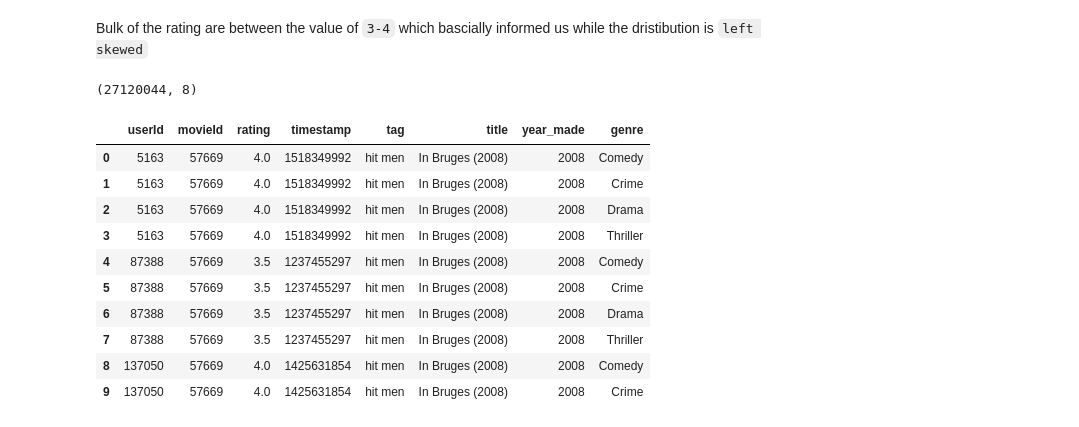
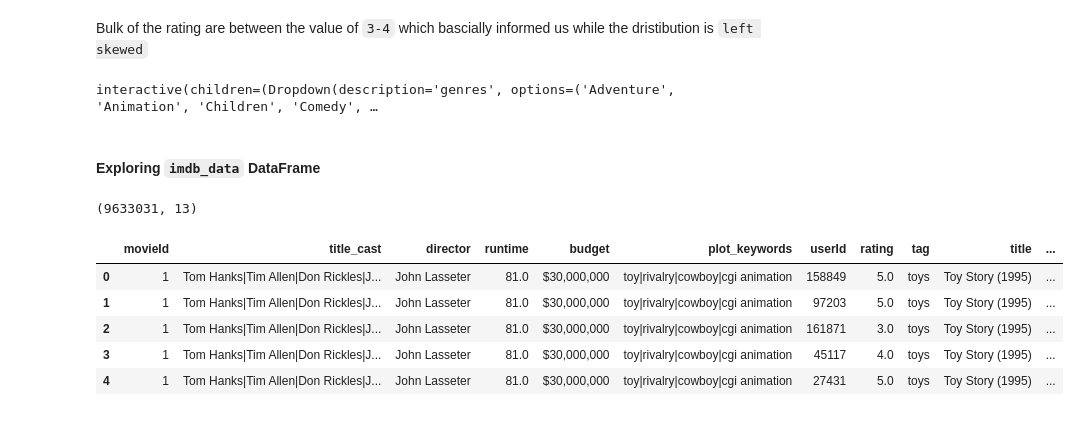
Before and after one commit to MaureenMbugua/Unsupervised-Predict-Team-ES2, a Jupyter notebook: rough1.ipynb, the cells around one changed output. Drawn from its saved outputs; the diff is of its cells as text; code cells hidden in the pictures.

```diff
--- a/rough1.ipynb
+++ b/rough1.ipynb
@@ -373,18 +422,31 @@ Bulk of the rating are between the value of `3-4` which bascially informed us wh
+# %%
+# Interactive visual how movie fair via user ratings
+def iplotting_rating():
+    genres_df = df_mov_gen.groupby('genre')[['title']]
+    genres = df_mov_gen.genre.unique()
+#     titles=genres_df.get_group(gen)
+    @interact
+    def selecting(genres=genres):
+        titles = genres_df.get_group(genres)['title'].to_list()
+        @interact_manual
+        def selecting1(titles=titles):
+            viza(titles)
+iplotting_rating()
+# %% [output]
+interactive(children=(Dropdown(description='genres', options=('Adventure', 'Animation', 'Children', 'Comedy', …
+# %% [markdown]
+#### Exploring `imdb_data` DataFrame
 # %%
-#combining dataframe in index 8 and index 4 from the df_list
-train_mod = train_tags.merge(df_mov_gen, how="inner", on=["movieId"])
-display(train_mod.shape)
-train_mod.head(10)
+# combining dataframe in index 2 from the df_list and current train merged 'train_comb' to give
+# an enrich dataset for exploration of 'imdb data'
+df_imdb = df_list[2].merge(train_comb, how="inner", on=["movieId"])
+display(df_imdb.shape)
+df_imdb.head()
 # %% [output]
-(27120044, 8)
+(9633031, 13)
-|  | userId | movieId | rating | timestamp | tag | title | year_made | genre |
-| 0 | 5163 | 57669 | 4.0 | 1518349992 | hit men | In Bruges (2008) | 2008 | Comedy |
-| 1 | 5163 | 57669 | 4.0 | 1518349992 | hit men | In Bruges (2008) | 2008 | Crime |
-| 2 | 5163 | 57669 | 4.0 | 1518349992 | hit men | In Bruges (2008) | 2008 | Drama |
-| 3 | 5163 | 57669 | 4.0 | 1518349992 | hit men | In Bruges (2008) | 2008 | Thriller |
-| 4 | 87388 | 57669 | 3.5 | 1237455297 | hit men | In Bruges (2008) | 2008 | Comedy |
-| 5 | 87388 | 57669 | 3.5 | 1237455297 | hit men | In Bruges (2008) | 2008 | Crime |
-| 6 | 87388 | 57669 | 3.5 | 1237455297 | hit men | In Bruges (2008) | 2008 | Drama |
-| 7 | 87388 | 57669 | 3.5 | 1237455297 | hit men | In Bruges (2008) | 2008 | Thriller |
-| 8 | 137050 | 57669 | 4.0 | 1425631854 | hit men | In Bruges (2008) | 2008 | Comedy |
-| 9 | 137050 | 57669 | 4.0 | 1425631854 | hit men | In Bruges (2008) | 2008 | Crime |
+|  | movieId | title_cast | director | runtime | budget | plot_keywords | userId | rating | tag | title | ... |
+| 0 | 1 | Tom Hanks|Tim Allen|Don Rickles|J... | John Lasseter | 81.0 | $30,000,000 | toy|rivalry|cowboy|cgi animation | 158849 | 5.0 | toys | Toy Story (1995) | ... |
+| 1 | 1 | Tom Hanks|Tim Allen|Don Rickles|J... | John Lasseter | 81.0 | $30,000,000 | toy|rivalry|cowboy|cgi animation | 97203 | 5.0 | toys | Toy Story (1995) | ... |
+| 2 | 1 | Tom Hanks|Tim Allen|Don Rickles|J... | John Lasseter | 81.0 | $30,000,000 | toy|rivalry|cowboy|cgi animation | 161871 | 3.0 | toys | Toy Story (1995) | ... |
+| 3 | 1 | Tom Hanks|Tim Allen|Don Rickles|J... | John Lasseter | 81.0 | $30,000,000 | toy|rivalry|cowboy|cgi animation | 45117 | 4.0 | toys | Toy Story (1995) | ... |
+| 4 | 1 | Tom Hanks|Tim Allen|Don Rickles|J... | John Lasseter | 81.0 | $30,000,000 | toy|rivalry|cowboy|cgi animation | 27431 | 5.0 | toys | Toy Story (1995) | ... |
```
Also changed, not shown: parts of 35 cells of this notebook, 1 other file.
